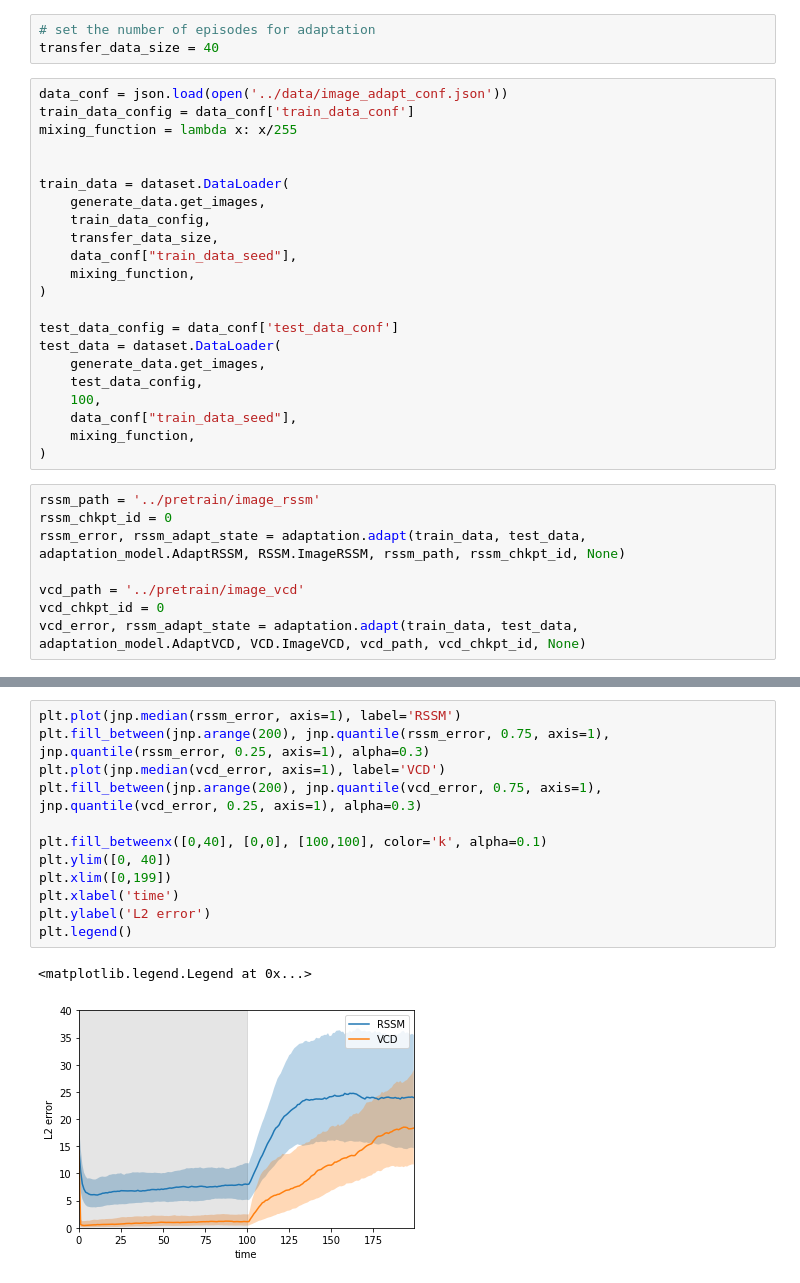
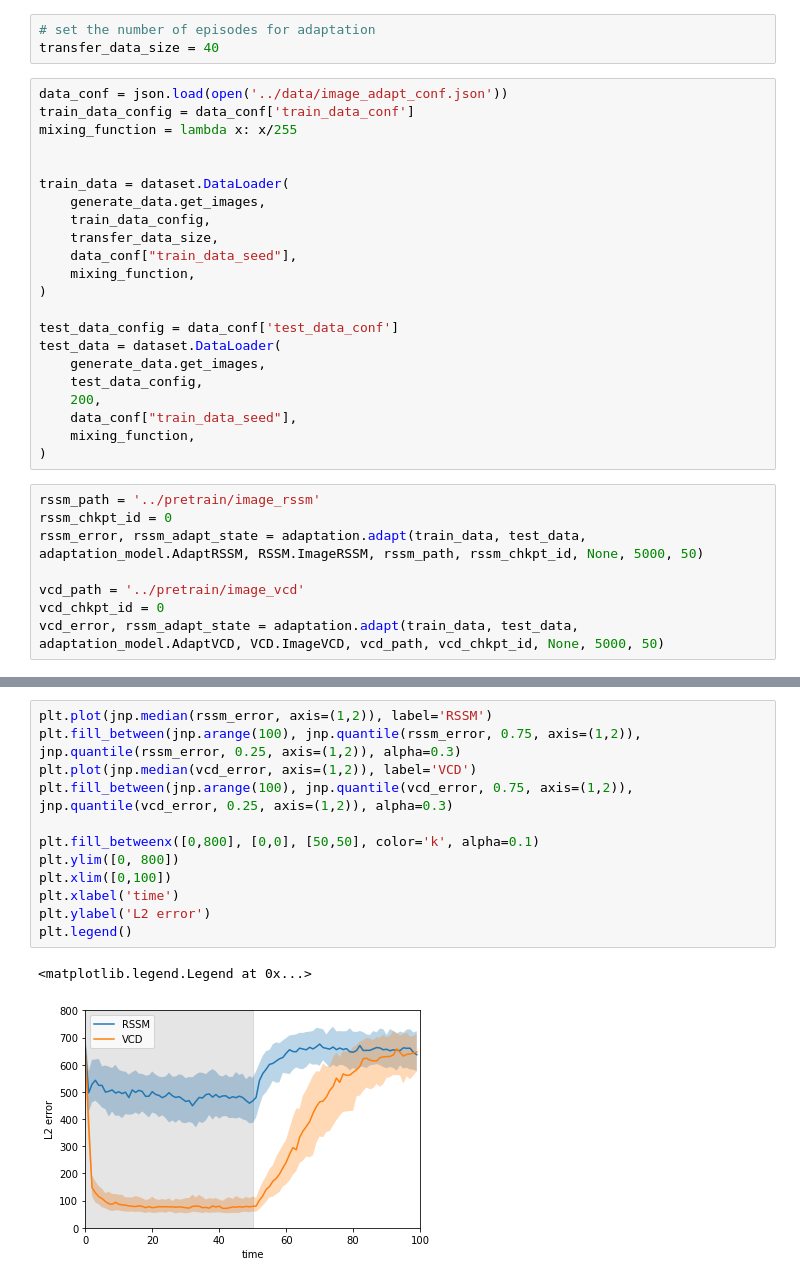
Before and after one commit to applied-ai-lab/VCD, a Jupyter notebook: experiments/image_adaptation.ipynb, the cells around one changed output, grey strips where cells are left out. Drawn from its saved outputs; the diff is of its cells as text.

Commit message:
fixed adaptation experiments for images

```diff
--- a/experiments/image_adaptation.ipynb
+++ b/experiments/image_adaptation.ipynb
@@ -33,15 +33,15 @@ test_data_config = data_conf['test_data_conf']
 test_data = dataset.DataLoader(
     generate_data.get_images,
     test_data_config,
-    100,
+    200,
     data_conf["train_data_seed"],
     mixing_function,
 )
 # %%
 rssm_path = '../pretrain/image_rssm'
 rssm_chkpt_id = 0
-rssm_error, rssm_adapt_state = adaptation.adapt(train_data, test_data, adaptation_model.AdaptRSSM, RSSM.ImageRSSM, rssm_path, rssm_chkpt_id, None)
+rssm_error, rssm_adapt_state = adaptation.adapt(train_data, test_data, adaptation_model.AdaptRSSM, RSSM.ImageRSSM, rssm_path, rssm_chkpt_id, None, 5000, 50)
 
 vcd_path = '../pretrain/image_vcd'
 vcd_chkpt_id = 0
-vcd_error, rssm_adapt_state = adaptation.adapt(train_data, test_data, adaptation_model.AdaptVCD, VCD.ImageVCD, vcd_path, vcd_chkpt_id, None)
+vcd_error, rssm_adapt_state = adaptation.adapt(train_data, test_data, adaptation_model.AdaptVCD, VCD.ImageVCD, vcd_path, vcd_chkpt_id, None, 5000, 50)
@@ -48,18 +53,18 @@ vcd_error, rssm_adapt_state = adaptation.adapt(train_data, test_data, adaptation
 # %%
-plt.plot(jnp.median(rssm_error, axis=1), label='RSSM')
-plt.fill_between(jnp.arange(200), jnp.quantile(rssm_error, 0.75, axis=1), jnp.quantile(rssm_error, 0.25, axis=1), alpha=0.3)
-plt.plot(jnp.median(vcd_error, axis=1), label='VCD')
-plt.fill_between(jnp.arange(200), jnp.quantile(vcd_error, 0.75, axis=1), jnp.quantile(vcd_error, 0.25, axis=1), alpha=0.3)
+plt.plot(jnp.median(rssm_error, axis=(1,2)), label='RSSM')
+plt.fill_between(jnp.arange(100), jnp.quantile(rssm_error, 0.75, axis=(1,2)), jnp.quantile(rssm_error, 0.25, axis=(1,2)), alpha=0.3)
+plt.plot(jnp.median(vcd_error, axis=(1,2)), label='VCD')
+plt.fill_between(jnp.arange(100), jnp.quantile(vcd_error, 0.75, axis=(1,2)), jnp.quantile(vcd_error, 0.25, axis=(1,2)), alpha=0.3)
 
-plt.fill_betweenx([0,40], [0,0], [100,100], color='k', alpha=0.1)
-plt.ylim([0, 40])
-plt.xlim([0,199])
+plt.fill_betweenx([0,800], [0,0], [50,50], color='k', alpha=0.1)
+plt.ylim([0, 800])
+plt.xlim([0,100])
 plt.xlabel('time')
 plt.ylabel('L2 error')
 plt.legend()
 # %% [output]
 <matplotlib.legend.Legend at 0x...>
-[figure, old version]
+[figure, new version]
 # %%
 # show identified intervention targets.
 plt.imshow(rssm_adapt_state.params['params']['intervention_targets'], cmap='Blues')
```
Also changed, not shown: parts of 2 cells of this notebook, 4 other files.
